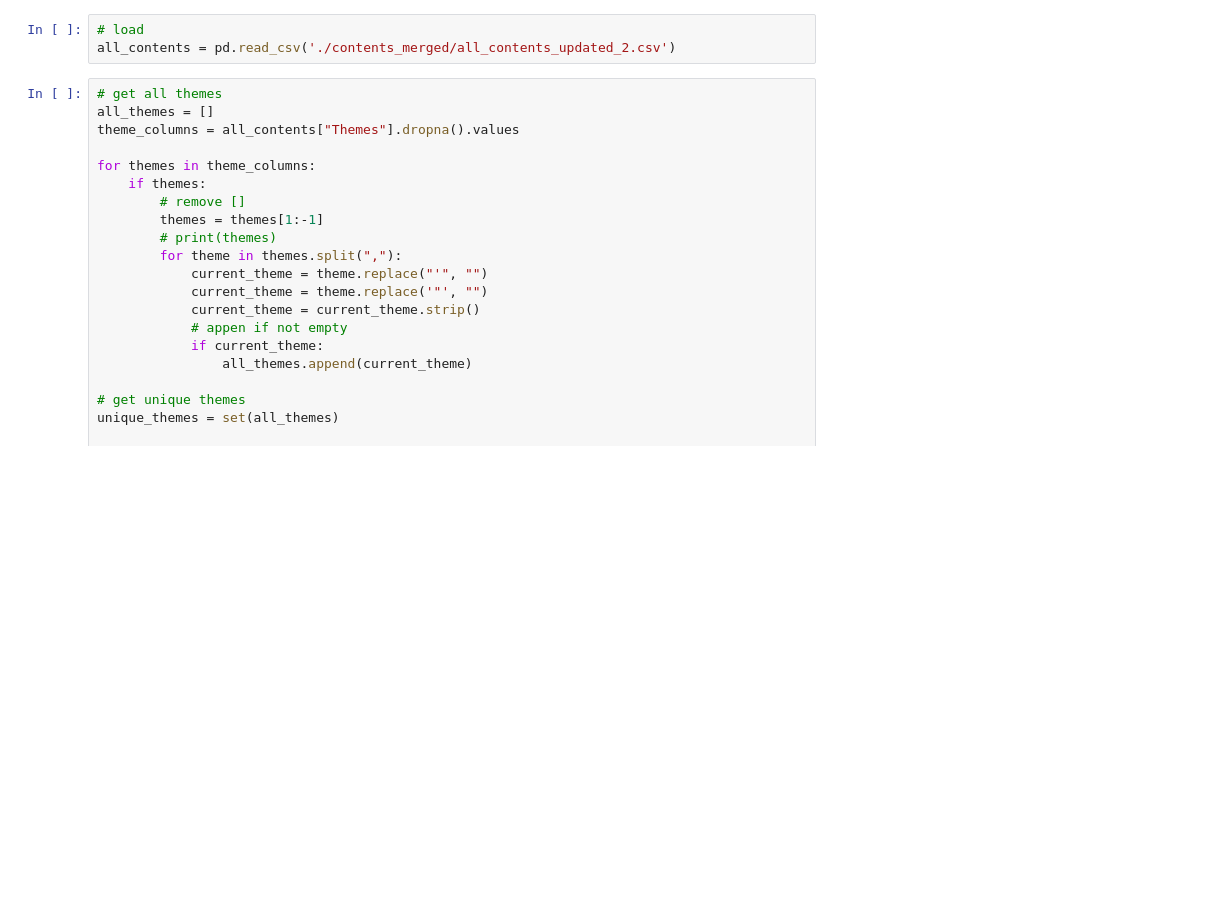
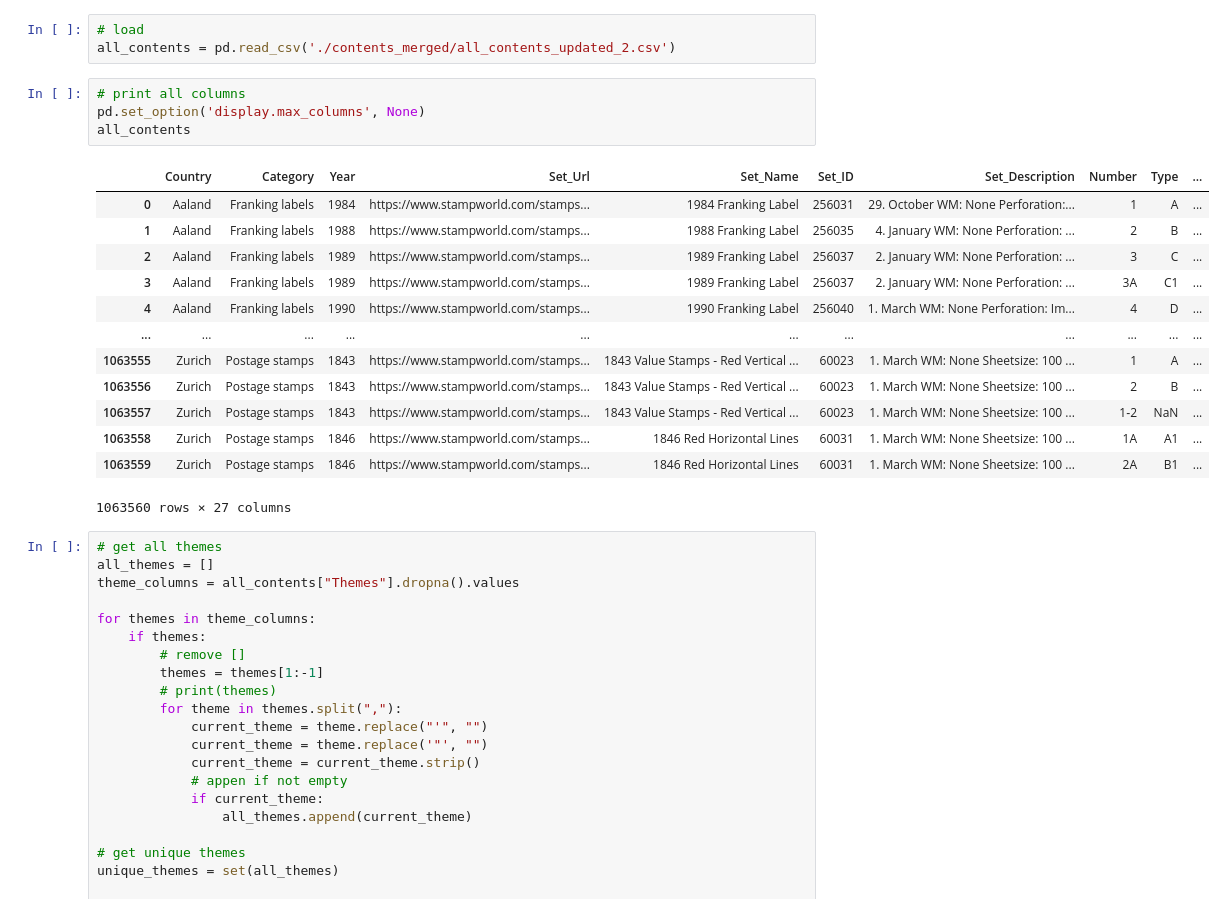
Before and after one commit to Timo1024/stamps, a Jupyter notebook: src/crawling/getIndividualImages.ipynb, the cells around one changed output. Cells and saved outputs as stored; diff of their text form; blank space fills up the shorter version.

```diff
--- a/src/crawling/getIndividualImages.ipynb
+++ b/src/crawling/getIndividualImages.ipynb
@@ -610,6 +612,24 @@ for index, row in rows.iterrows():
 # %%
 # load
 all_contents = pd.read_csv('./contents_merged/all_contents_updated_2.csv')
+# %%
+# print all columns
+pd.set_option('display.max_columns', None)
+all_contents
+# %% [output]
+|  | Country | Category | Year | Set_Url | Set_Name | Set_ID | Set_Description | Number | Type | ... |
+| 0 | Aaland | Franking labels | 1984 | https://www.stampworld.com/stamps... | 1984 Franking Label | 256031 | 29. October WM: None Perforation:... | 1 | A | ... |
+| 1 | Aaland | Franking labels | 1988 | https://www.stampworld.com/stamps... | 1988 Franking Label | 256035 | 4. January WM: None Perforation: ... | 2 | B | ... |
+| 2 | Aaland | Franking labels | 1989 | https://www.stampworld.com/stamps... | 1989 Franking Label | 256037 | 2. January WM: None Perforation: ... | 3 | C | ... |
+| 3 | Aaland | Franking labels | 1989 | https://www.stampworld.com/stamps... | 1989 Franking Label | 256037 | 2. January WM: None Perforation: ... | 3A | C1 | ... |
+| 4 | Aaland | Franking labels | 1990 | https://www.stampworld.com/stamps... | 1990 Franking Label | 256040 | 1. March WM: None Perforation: Im... | 4 | D | ... |
+| ... | ... | ... | ... | ... | ... | ... | ... | ... | ... | ... |
+| 1063555 | Zurich | Postage stamps | 1843 | https://www.stampworld.com/stamps... | 1843 Value Stamps - Red Vertical ... | 60023 | 1. March WM: None Sheetsize: 100 ... | 1 | A | ... |
+| 1063556 | Zurich | Postage stamps | 1843 | https://www.stampworld.com/stamps... | 1843 Value Stamps - Red Vertical ... | 60023 | 1. March WM: None Sheetsize: 100 ... | 2 | B | ... |
+| 1063557 | Zurich | Postage stamps | 1843 | https://www.stampworld.com/stamps... | 1843 Value Stamps - Red Vertical ... | 60023 | 1. March WM: None Sheetsize: 100 ... | 1‑2 | NaN | ... |
+| 1063558 | Zurich | Postage stamps | 1846 | https://www.stampworld.com/stamps... | 1846 Red Horizontal Lines | 60031 | 1. March WM: None Sheetsize: 100 ... | 1A | A1 | ... |
+| 1063559 | Zurich | Postage stamps | 1846 | https://www.stampworld.com/stamps... | 1846 Red Horizontal Lines | 60031 | 1. March WM: None Sheetsize: 100 ... | 2A | B1 | ... |
+1063560 rows × 27 columns
 # %%
 # get all themes
 all_themes = []
```
Also changed, not shown: parts of 1 cell of this notebook, 2 other files.
